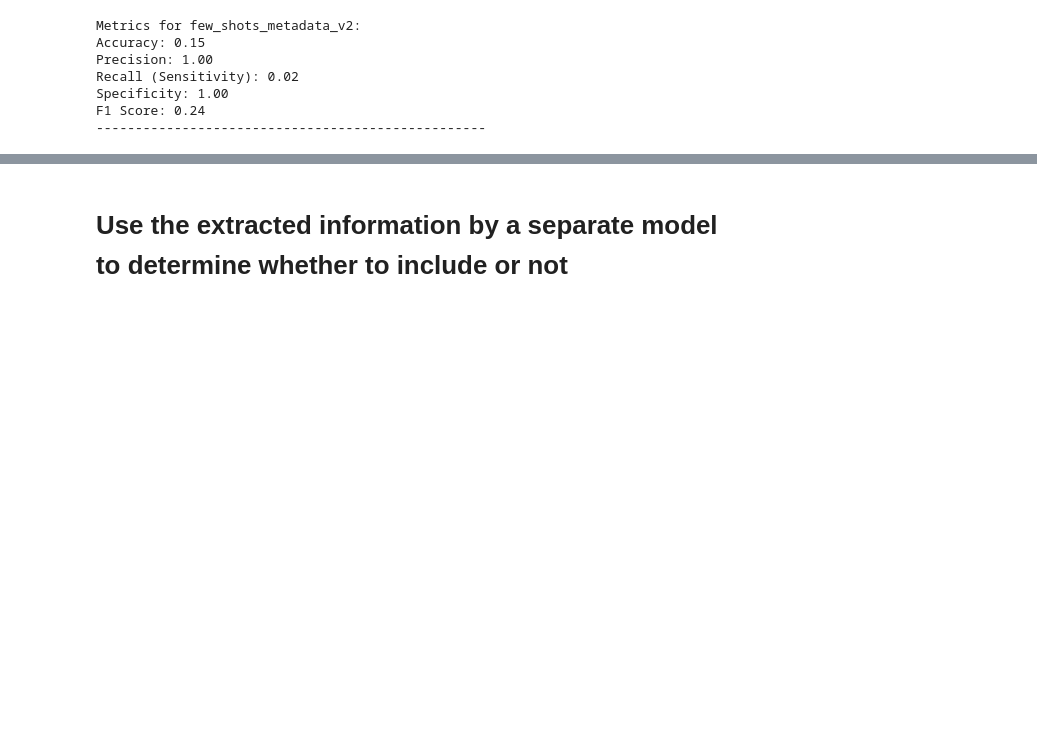
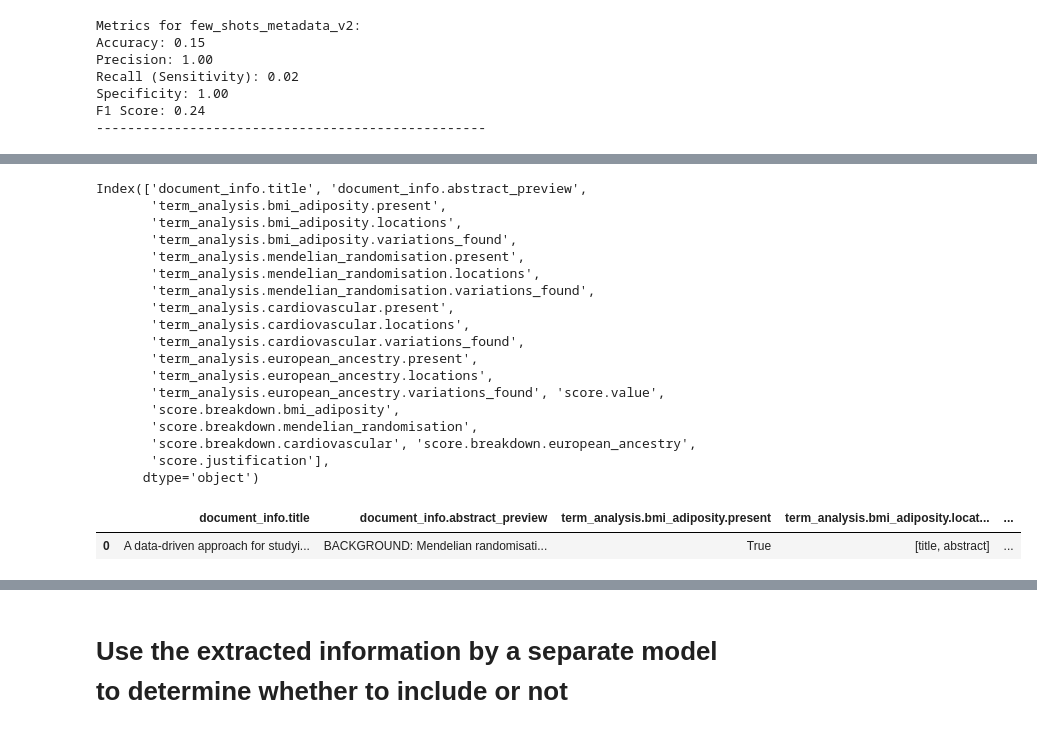
Before and after one commit to winfrednyoroka/ArticleSieve, a Jupyter notebook: Notebooks/Screeningpapers.ipynb, the cells around one changed output, grey strips where cells are left out. Cells and saved outputs as stored; diff of their text form; code cells hidden in the pictures; blank space fills up the shorter version.

```diff
--- a/Notebooks/Screeningpapers.ipynb
+++ b/Notebooks/Screeningpapers.ipynb
@@ -1671,0 +1677,28 @@ The **TP** articles have been correctly recovered by the LLM. **FN** is increase
+# %%
+# Play with reading in a single file
+with open ("../LLM_promptengineering/json1.json") as inputfile:
+    data = json.load(inputfile)
+    df = pd.json_normalize(data)
+print(df.columns)
+df
+# %% [output]
+Index(['document_info.title', 'document_info.abstract_preview',
+       'term_analysis.bmi_adiposity.present',
+       'term_analysis.bmi_adiposity.locations',
+       'term_analysis.bmi_adiposity.variations_found',
+       'term_analysis.mendelian_randomisation.present',
+       'term_analysis.mendelian_randomisation.locations',
+       'term_analysis.mendelian_randomisation.variations_found',
+       'term_analysis.cardiovascular.present',
+       'term_analysis.cardiovascular.locations',
+       'term_analysis.cardiovascular.variations_found',
+       'term_analysis.european_ancestry.present',
+       'term_analysis.european_ancestry.locations',
+       'term_analysis.european_ancestry.variations_found', 'score.value',
+       'score.breakdown.bmi_adiposity',
+       'score.breakdown.mendelian_randomisation',
+       'score.breakdown.cardiovascular', 'score.breakdown.european_ancestry',
+       'score.justification'],
+      dtype='object')
+|  | document_info.title | document_info.abstract_preview | term_analysis.bmi_adiposity.present | term_analysis.bmi_adiposity.locat... | ... |
+| 0 | A data-driven approach for studyi... | BACKGROUND: Mendelian randomisati... | True | [title, abstract] | ... |
```
Also changed, not shown: parts of 17 cells of this notebook, 40 other files.
